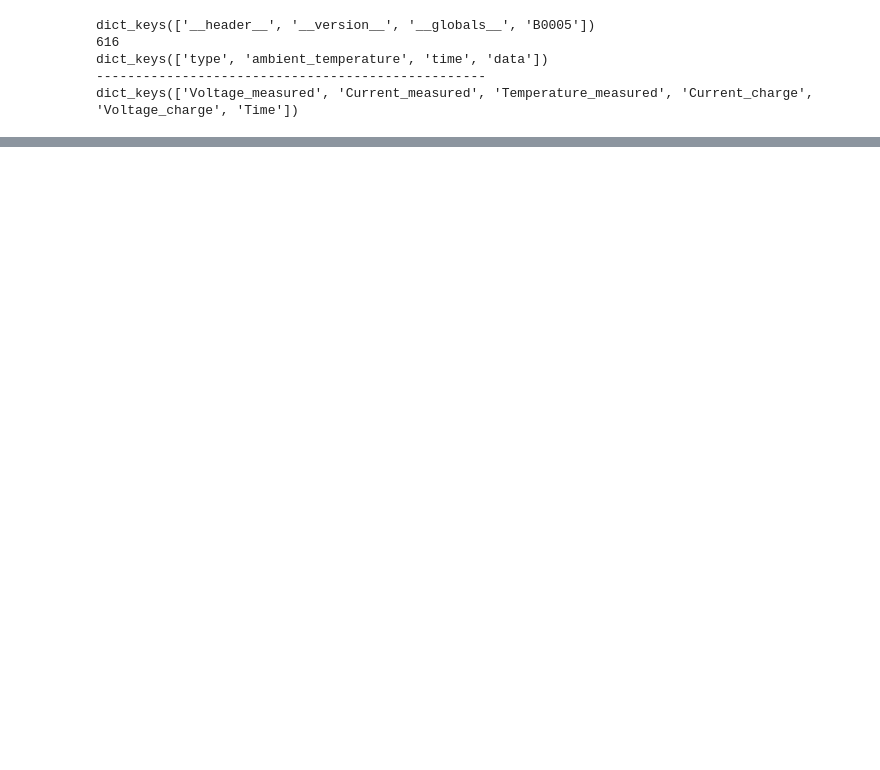
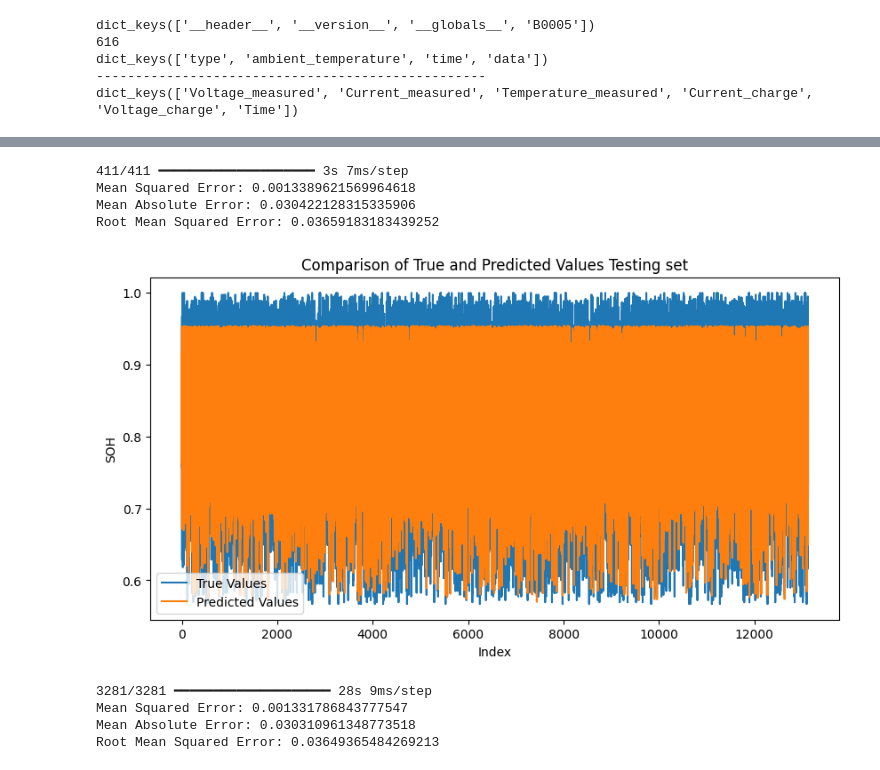
Before and after one commit to SirmaXX/yed_mulakat, a Jupyter notebook: verianalizi/dataanalysis.ipynb, the cells around one changed output, grey strips where cells are left out. Saved outputs shown, nothing was run; the diff lists cells and outputs as text; code cells hidden in the pictures; blank space fills up the shorter version.

Commit message:
modelleme süreci güncellendi

```diff
--- a/verianalizi/dataanalysis.ipynb
+++ b/verianalizi/dataanalysis.ipynb
@@ -95,0 +275,9 @@ Değişkenlerimizi tanımlayalım.
+# %%
+# spliting data into train, test, validation
+X_SOH_train, X_SOH_testval, y_SOH_train, y_SOH_testval = train_test_split(
+    X, y_SOH, test_size=0.2, random_state=42
+)
+
+X_SOH_test, X_SOH_validation, y_SOH_test, y_SOH_validation = train_test_split(
+    X_SOH_testval, y_SOH_testval, test_size=0.5, random_state=42
+)
@@ -95,0 +416,4 @@ Değişkenlerimizi tanımlayalım.
+# %%
+# loading the model
+SOH_model = load_model("SOH_LSTM.h5")
+SOH_model.summary()
@@ -95,0 +440,48 @@ Değişkenlerimizi tanımlayalım.
+# %%
+# testing the accuracy of model on thw test dataset
+%matplotlib inline
+predicted_y = SOH_model.predict(X_SOH_test)
+true_y = y_SOH_test
+
+mse = mean_squared_error(true_y, predicted_y)
+mae = mean_absolute_error(true_y, predicted_y)
+rmse = np.sqrt(mse)
+
+print("Mean Squared Error:", mse)
+print("Mean Absolute Error:", mae)
+print("Root Mean Squared Error:", rmse)
+
+plt.figure(figsize=(10, 5))
+
+plt.plot(true_y, label="True Values")
+
+plt.plot(predicted_y, label="Predicted Values")
+
+plt.title("Comparison of True and Predicted Values Testing set")
+plt.xlabel("Index")
+plt.ylabel("SOH")
+plt.legend()
+plt.show()
+# %% [output]
+411/411 ━━━━━━━━━━━━━━━━━━━━ 3s 7ms/step
+Mean Squared Error: 0.0013389621569964618
+Mean Absolute Error: 0.030422128315335906
+Root Mean Squared Error: 0.03659183183439252
+[figure, added]
+# %%
+# testing the accuracy of model on train dataset
+predicted_y = SOH_model.predict(X_SOH_train)
+true_y = y_SOH_train
+
+mse = mean_squared_error(true_y, predicted_y)
+mae = mean_absolute_error(true_y, predicted_y)
+rmse = np.sqrt(mse)
+
+print("Mean Squared Error:", mse)
+print("Mean Absolute Error:", mae)
+print("Root Mean Squared Error:", rmse)
+# %% [output]
+3281/3281 ━━━━━━━━━━━━━━━━━━━━ 28s 9ms/step
+Mean Squared Error: 0.001331786843777547
+Mean Absolute Error: 0.030310961348773518
+Root Mean Squared Error: 0.03649365484269213
```
Also changed, not shown: parts of 38 cells of this notebook, 12 other files.
